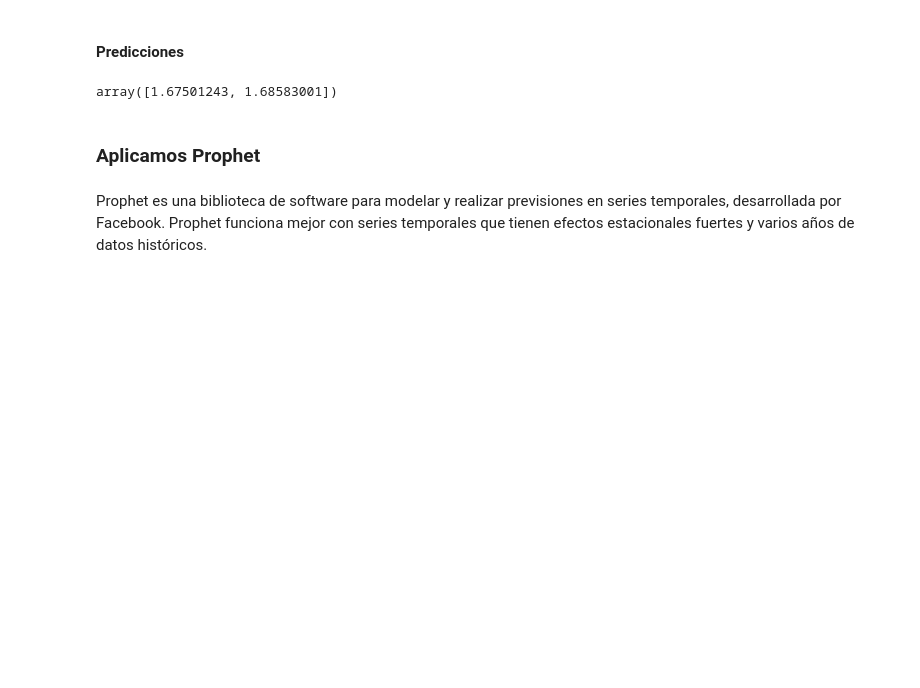
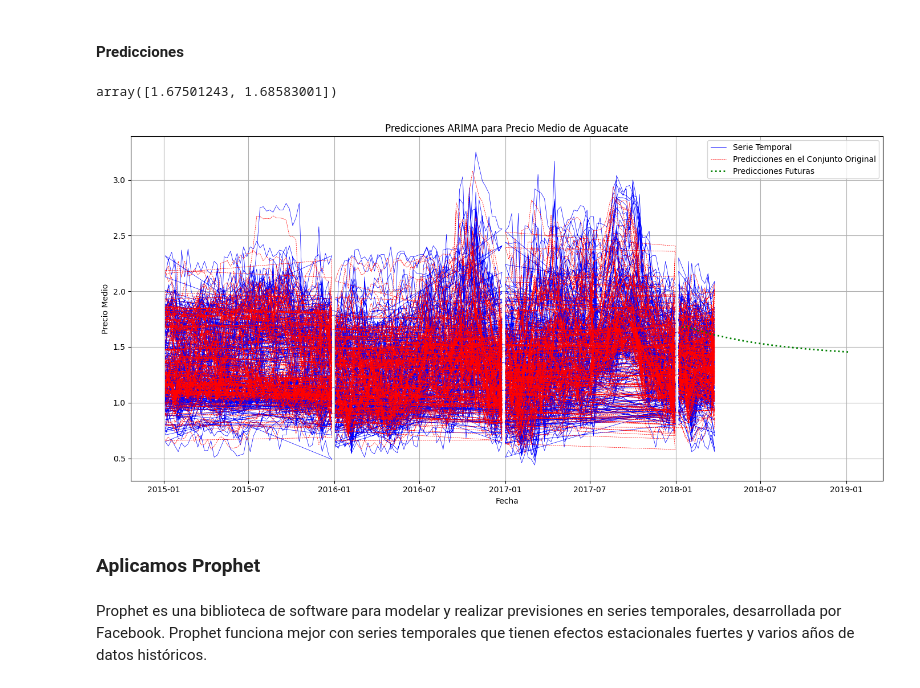
Before and after one commit to CrisDAndres/Series_temporales, a Jupyter notebook: avocado.ipynb, the cells around one changed output. Saved outputs shown, nothing was run; the diff lists cells and outputs as text; code cells hidden in the pictures; blank space fills up the shorter version.

```diff
--- a/avocado.ipynb
+++ b/avocado.ipynb
@@ -285,6 +284,12 @@ Vamos a quedarnos solo con las columnas ``Date`` y ``AveragePrice``:
 # %%
 col = ['Date', 'AveragePrice']
 avocado_ARIMA = avocado[col].copy()
+# %%
+# Convertir a índice de fecha si no lo es
+if not pd.api.types.is_datetime64_any_dtype(avocado_ARIMA['Date']):
+    avocado_ARIMA['Date'] = pd.to_datetime(avocado_ARIMA['Date'])
+
+avocado_ARIMA.set_index('Date', inplace=True)
 # %% [markdown]
 #### ¿Tiene tendencia o es estacionaria? --> Parametro ``d``
 # %%
@@ -436,6 +438,41 @@ model_fit.forecast() # Al día siguiente, va a haber ese precio medio
 model_fit.forecast(2) # En los siguientes 2 días
 # %% [output]
 array([1.67501243, 1.68583001])
+# %%
+forecast_steps = 52  # Número de pasos a futuro en semanas
+forecast = model_fit.forecast(steps=forecast_steps)
+
+# Crear un rango de fechas para las predicciones futuras
+last_date = avocado_ARIMA.index[-1]
+# Crear fechas futuras con frecuencia semanal
+future_dates = pd.date_range(start=last_date + pd.DateOffset(weeks=1), periods=forecast_steps, freq='W')
+
+# Crear DataFrame para las predicciones futuras
+forecast_df = pd.DataFrame(forecast, index=future_dates, columns=['Forecast'])
+
+# Crear figura
+fig, ax = plt.subplots(figsize=(14, 7))
+
+# Graficar datos originales
+ax.plot(avocado_ARIMA.index, avocado_ARIMA['AveragePrice'], label='Serie Temporal', color='b', linewidth=0.5)
+
+# Graficar predicciones en el conjunto de datos original
+ax.plot(avocado_ARIMA.index, predictions, label='Predicciones en el Conjunto Original', linestyle='--', color='r', linewidth=0.5)
+
+# Graficar predicciones futuras
+ax.plot(forecast_df.index, forecast_df['Forecast'], label='Predicciones Futuras', linestyle=':', color='g', linewidth=2)
+
+# Configuración del gráfico
+plt.xlabel('Fecha')
+plt.ylabel('Precio Medio')
+plt.title('Predicciones ARIMA para Precio Medio de Aguacate')
+plt.legend()
+plt.grid(True)
+plt.tight_layout()
+
+plt.show()
+# %% [output]
+[figure, added]
 # %% [markdown]
 ### Aplicamos **Prophet**
 # %% [markdown]
```
Also changed, not shown: parts of 14 cells of this notebook.
